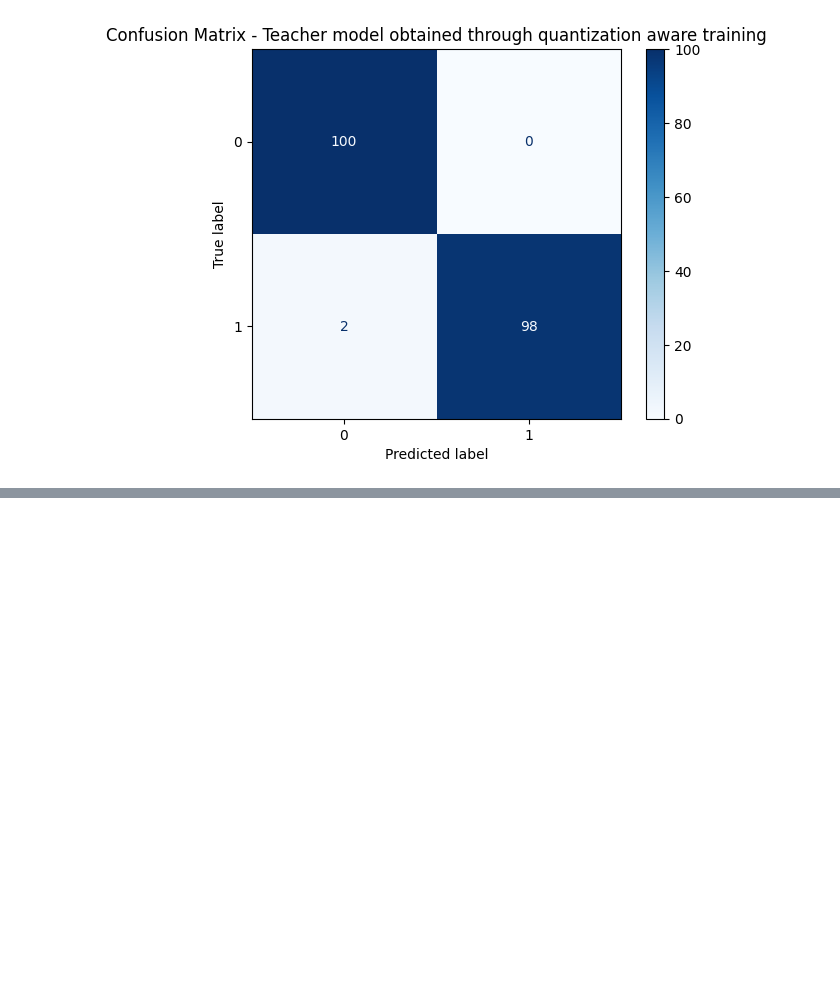
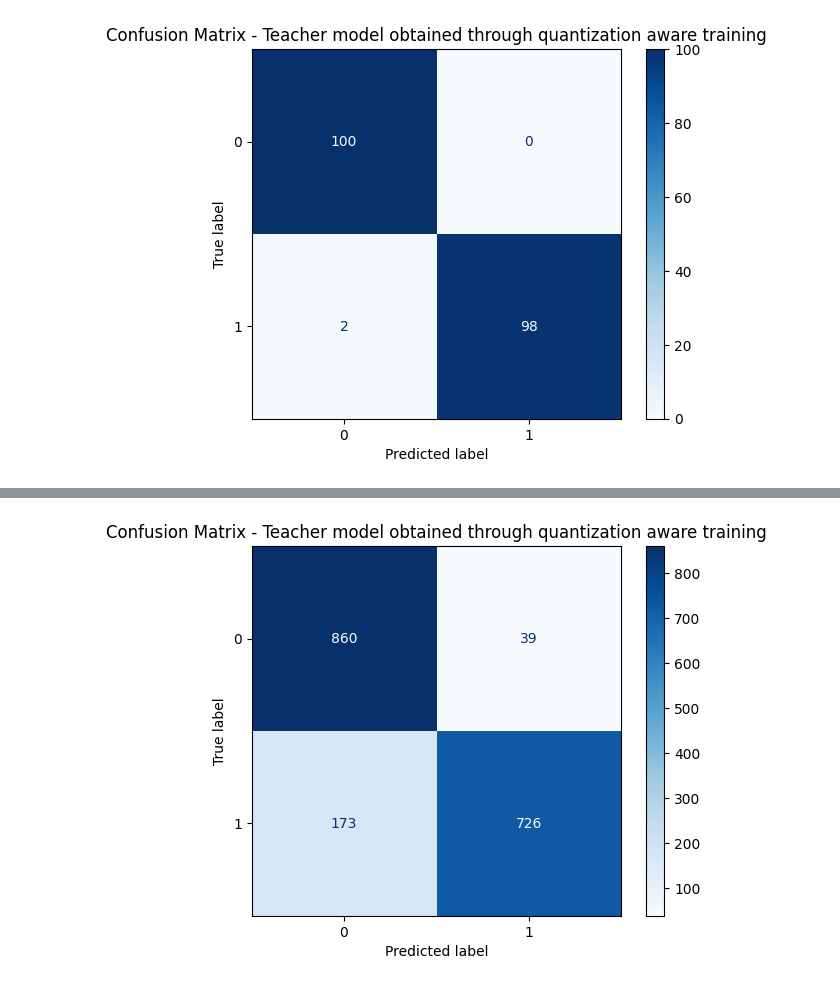
Before and after one commit to fabioc9675/FPGA_ml4hls_prj, a Jupyter notebook: PythonModel/Scripts/ml_inference.ipynb, the cells around one changed output, grey strips where cells are left out. Cells and saved outputs as stored; diff of their text form; code cells hidden in the pictures; blank space fills up the shorter version.

```diff
--- a/PythonModel/Scripts/ml_inference.ipynb
+++ b/PythonModel/Scripts/ml_inference.ipynb
@@ -265,0 +296,28 @@ plt.show()
+# %%
+predic = []
+specte = []
+
+for i in range(0,len(X_signals)):
+
+    signal = X_signals.iloc[i].values.tolist()      # Señal como array
+    specte.append(y_labels.iloc[i])
+
+    pynq.write_fifo(length=len(signal), Txdata=signal)[0] # <--- This is the signal variable that will be sent
+    pynq.write_reg(reg=2, data=1)
+    pynq.write_reg(reg=2, data=0)
+
+    result = pynq.read_reg(reg=CB_INFERENCE_REG)[1][0]
+    if result == 3:
+        predic.append(1)
+    elif result == 5:
+        predic.append(0)
+    else:
+        predic.append(2)
+# %%
+cm = confusion_matrix(specte, predic)
+disp = ConfusionMatrixDisplay(confusion_matrix=cm)
+disp.plot(cmap="Blues")
+plt.title('Confusion Matrix - Teacher model obtained through quantization aware training')
+plt.show()
+# %% [output]
+[figure, added]
```
Also changed, not shown: parts of 4 cells of this notebook, 1 other file.
